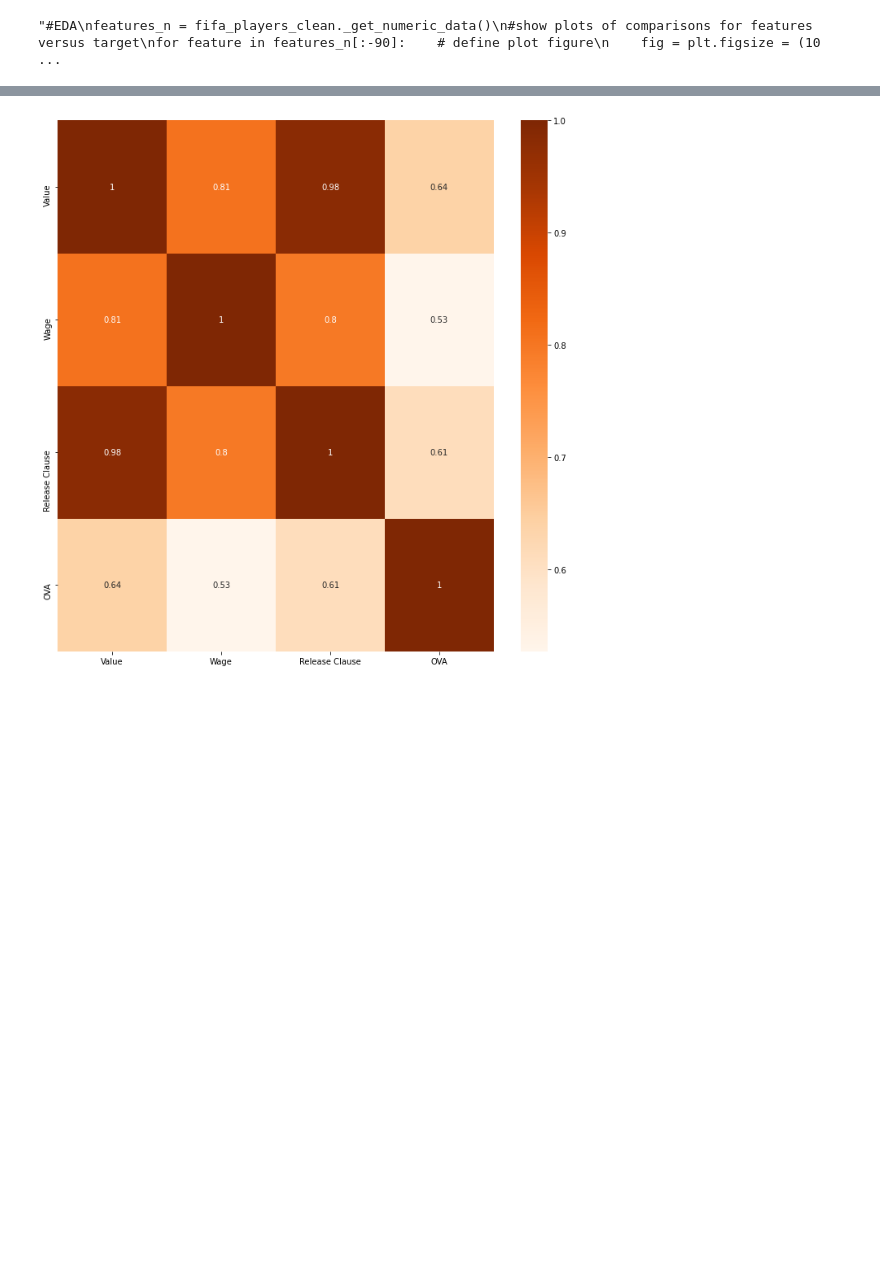
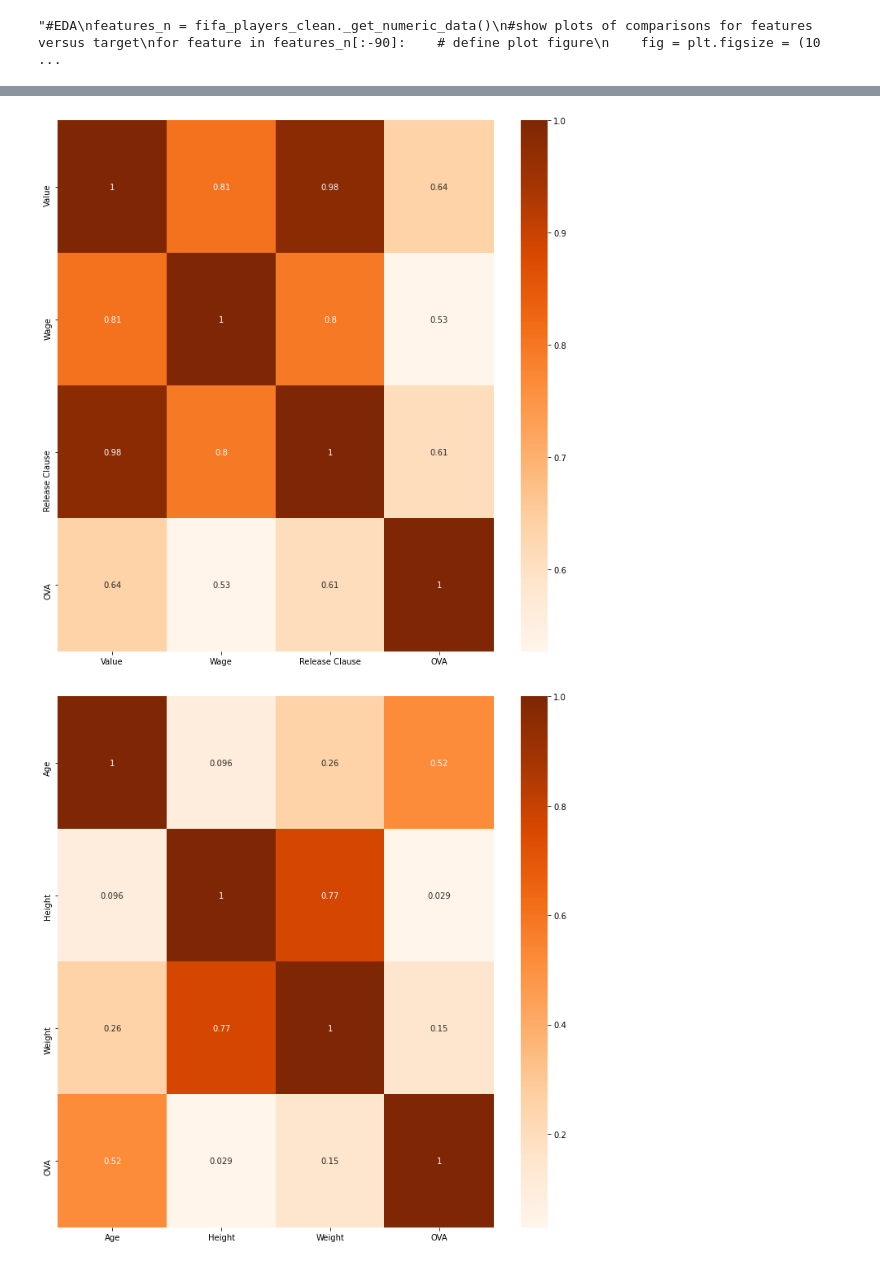
Before and after one commit to inesrondeau/FIFA_21-Data-Diving, a Jupyter notebook: FIFA_I.ipynb, the cells around one changed output, grey strips where cells are left out. Drawn from its saved outputs; the diff is of its cells as text; code cells hidden in the pictures; blank space fills up the shorter version.

```diff
--- a/FIFA_I.ipynb
+++ b/FIFA_I.ipynb
@@ -337,7 +316,7 @@ for feature in features_n[:-90]:    # define plot figure
 "#EDA\nfeatures_n = fifa_players_clean._get_numeric_data()\n#show plots of comparisons for features versus target\nfor feature in features_n[:-90]:    # define plot figure\n    fig = plt.figsize = (10 ...
 # %%
 # group features for investigation
-physical_traits = fifa_players_clean[['Age','Height','Weight', 'foot']]
+physical_traits = fifa_players_clean[['Age','Height','Weight',"OVA"]]
 player_stats = fifa_players_clean[['Attacking', 'Crossing',
        'Finishing', 'Heading Accuracy', 'Short Passing', 'Volleys', 'Skill',
        'Dribbling', 'Curve', 'FK Accuracy', 'Long Passing', 'Ball Control',
@@ -373,6 +352,7 @@ player_value['Wage'] = pd.to_numeric(player_value['Wage'])
 player_value['Release Clause'] = pd.to_numeric(player_value['Release Clause'])
 
 heatmapper(player_value, (12,12))
+heatmapper(physical_traits, (12,12))
 plt.show()
 # %% [output]
 A value is trying to be set on a copy of a slice from a DataFrame.
@@ -383,4 +373,5 @@ See the caveats in the documentation: https://pandas.pydata.org/pandas-docs/stab
 [figure]
 [figure]
+[figure, added]
 # %%
 # Split data into Feature and target sets
```
Also changed, not shown: parts of 17 cells of this notebook, 1 other file.
